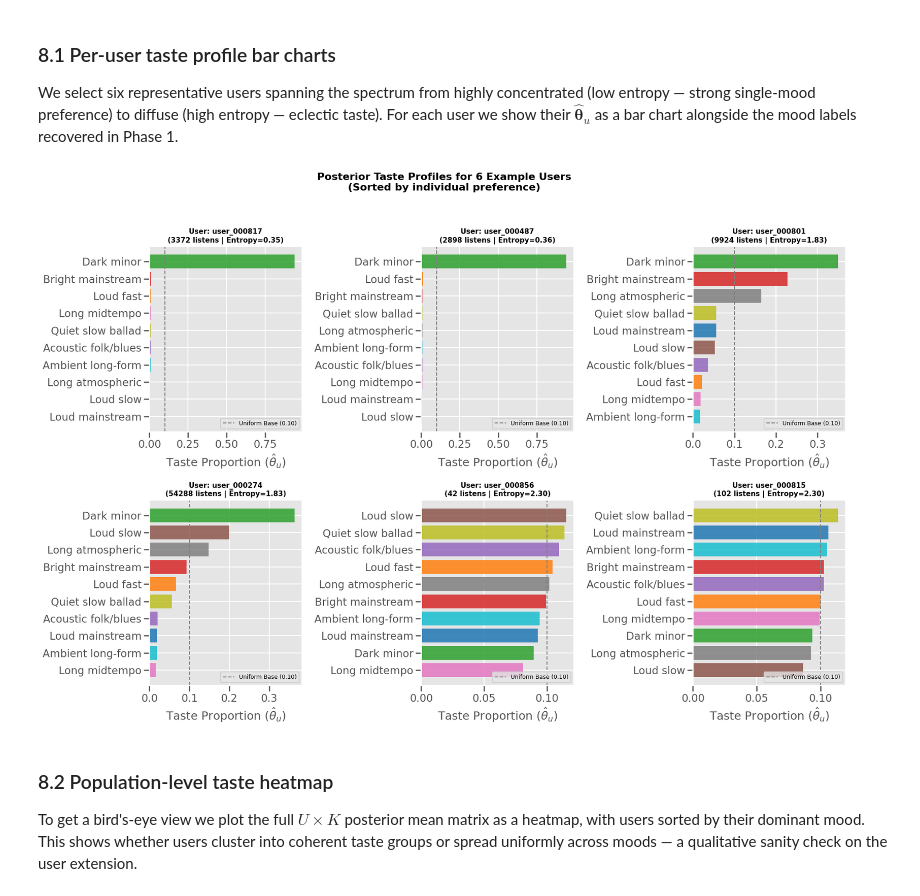
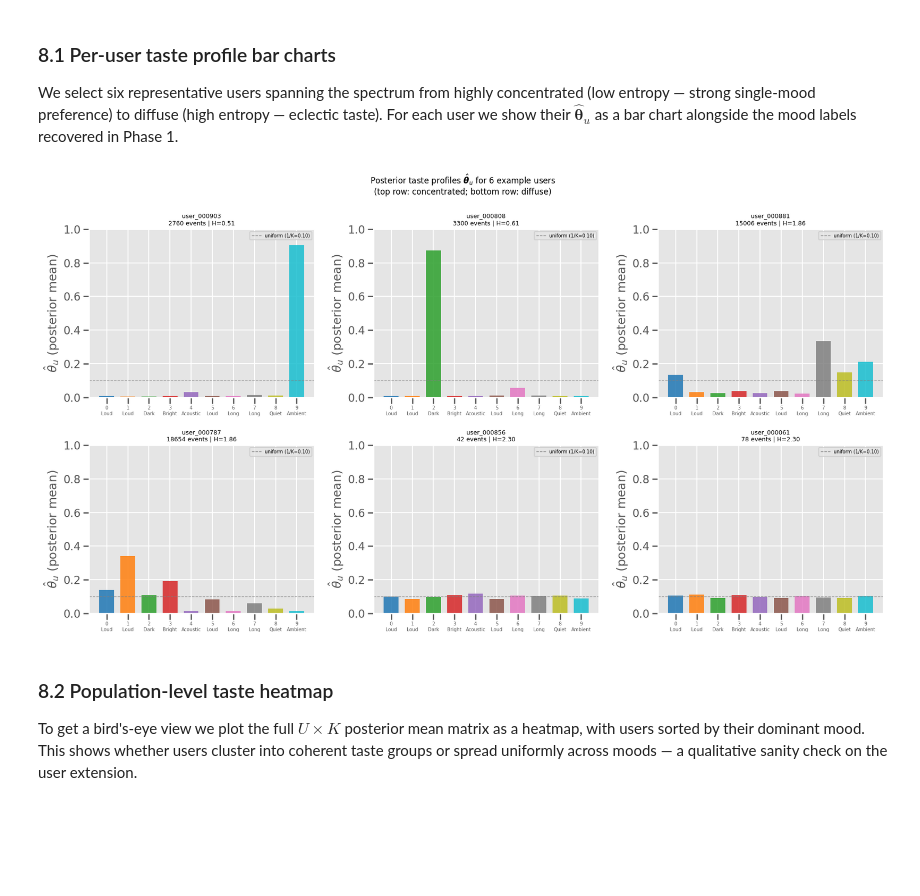
Before and after one commit to Maglehoj/MBML---2026, a Jupyter notebook: phase3_user_taste.ipynb, the cells around one changed output. Saved outputs shown, nothing was run; the diff lists cells and outputs as text; code cells hidden in the pictures; blank space fills up the shorter version.

```diff
--- a/phase3_user_taste.ipynb
+++ b/phase3_user_taste.ipynb
@@ -177,7 +177,7 @@ def fit_mood_svi(seed, n_steps=1500):
     return guide, losses
 
 best = None
-for seed in (555, 363, 126, 82):
+for seed in (82,):
     g, l = fit_mood_svi(seed)
     print(f"seed={seed}  final ELBO loss: {l[-1]:,.0f}")
     if best is None or l[-1] < best[1][-1]:
@@ -487,51 +484,40 @@ We select six representative users spanning the spectrum from highly concentrate
 # %%
 # Sort users by entropy and pick representative examples
 sorted_by_entropy = np.argsort(entropy)
 n_users_show = 6
 # Pick: 2 most concentrated, 2 middle, 2 most diffuse
 picks = np.concatenate([
     sorted_by_entropy[:2],
     sorted_by_entropy[len(sorted_by_entropy)//2 - 1 : len(sorted_by_entropy)//2 + 1],
     sorted_by_entropy[-2:],
 ])
 
-# Use the same palette so mood colors stay consistent across the whole notebook
 palette = sns.color_palette('tab10', K)
 
-fig, axes = plt.subplots(2, 3, figsize=(18, 12))
+fig, axes = plt.subplots(2, 3, figsize=(18, 10))
 axes = axes.flatten()
 
 for ax, u_idx in zip(axes, picks):
     theta_u = theta_post[u_idx]
     user_id = users[u_idx]
     n_listens = (df_listens['user_idx'] == u_idx).sum()
 
-    # 1. FIX SORTING: Get indices that sort the user's taste from lowest to highest
-    sort_idx = np.argsort(theta_u)
+    bars = ax.bar(range(K), theta_u, color=palette, alpha=0.85, width=0.7)
+    ax.set_xticks(range(K))
+    ax.set_xticklabels([f'{k}\n{MOOD_NAMES[k].split()[0]}' for k in range(K)],
+                       fontsize=7)
+    ax.set_ylim(0, 1)
+    ax.set_ylabel('$\\hat{\\theta}_u$ (posterior mean)')
+    ax.set_title(f'{user_id}\n{n_listens} events | H={entropy[u_idx]:.2f}', fontsize=9)
+    ax.axhline(1/K, color='grey', ls='--', lw=1, label=f'uniform (1/K={1/K:.2f})')
+    ax.legend(fontsize=7)
 
-    # 2. FIX LABELS: Grab the full mood names and sorted values
-    labels = [MOOD_NAMES[i] for i in sort_idx]
-    values = theta_u[sort_idx]
-    colors = [palette[i] for i in sort_idx]
-
-    # Plot horizontal bars
-    bars = ax.barh(labels, values, color=colors, alpha=0.85)
-
-    # 3. FIX SCALE: Remove ax.set_xlim(0, 1) so matplotlib auto-scales to the peak.
-    # We add a vertical line to show the uniform baseline (1/K) for context.
-    ax.axvline(1/K, color='grey', ls='--', lw=1.5, label=f'Uniform Base ({1/K:.2f})')
-
-    ax.set_xlabel('Taste Proportion ($\\hat{\\theta}_u$)')
-    ax.set_title(f'User: {user_id}\n({n_listens} listens | Entropy={entropy[u_idx]:.2f})',
-                 fontsize=11, fontweight='bold')
-    ax.legend(loc='lower right', fontsize=9)
-
-fig.suptitle('Posterior Taste Profiles for 6 Example Users\n(Sorted by individual preference)',
-             fontsize=16, fontweight='bold', y=1.02)
+fig.suptitle('Posterior taste profiles $\\hat{\\boldsymbol{\\theta}}_u$ for 6 example users\n'
+             '(top row: concentrated; bottom row: diffuse)', fontsize=12)
 plt.tight_layout()
 plt.show()
 # %% [output]
-[figure, old version]
+[figure, new version]
 # %% [markdown]
 ### 8.2  Population-level taste heatmap
 
```
Also changed, not shown: parts of 14 cells of this notebook, 2 other files.
